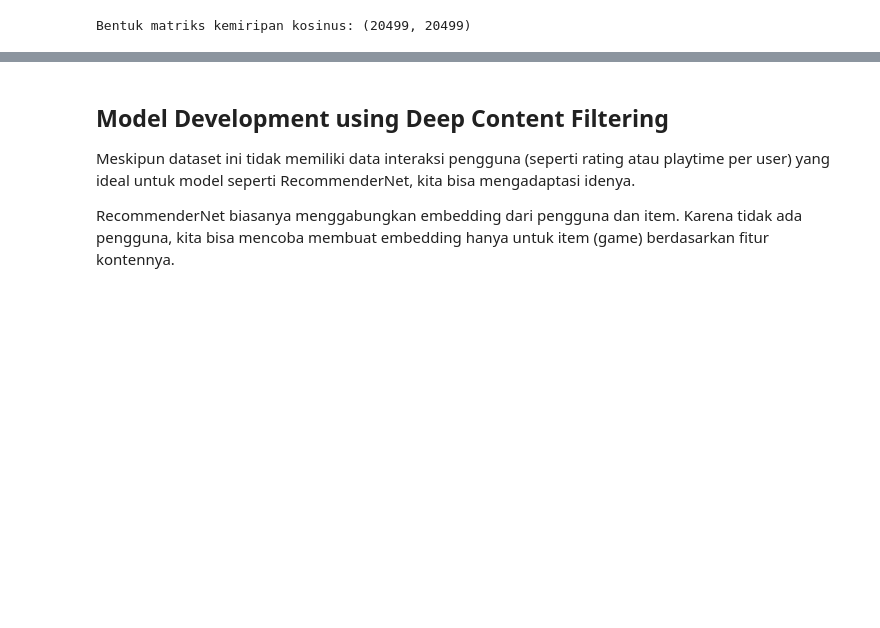
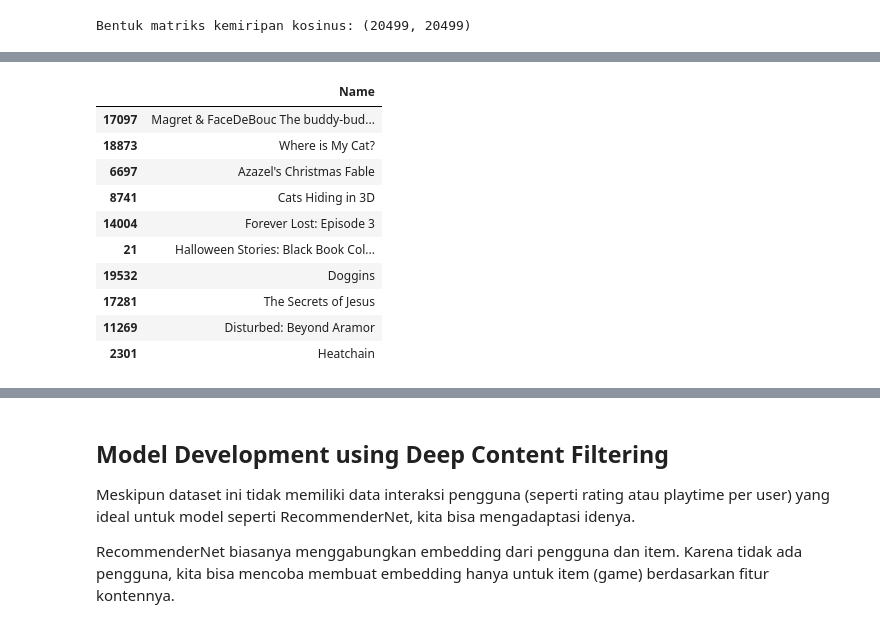
Before and after one commit to Bayhaqieee/Reccomendation_System_SteamGame, a Jupyter notebook: Reccommendation_System_Game.ipynb, the cells around one changed output, grey strips where cells are left out. Cells and saved outputs as stored; diff of their text form; code cells hidden in the pictures; blank space fills up the shorter version.

Commit message:
Evaluation Fixes

```diff
--- a/Reccommendation_System_Game.ipynb
+++ b/Reccommendation_System_Game.ipynb
@@ -1083,17 +1124,3 @@ def get_content_based_recommendations(game_name, cosine_sim=cosine_sim, games_df
 # %%
 # Contoh penggunaan: Mendapatkan rekomendasi untuk game tertentu
-game_to_recommend = 'MotoGP™15 Compact'
+game_to_recommend = 'Alien Invasion 3d'
-# %%
-start_time = time.time()
-recommended_games = get_content_based_recommendations(game_to_recommend)
-end_time = time.time()
-
-if game_to_recommend in games_df['Name'].values:
-    print(f"Rekomendasi game yang mirip dengan '{game_to_recommend}':")
-    print(get_content_based_recommendations(game_to_recommend))
-else:
-    print(f"Game '{game_to_recommend}' tidak ditemukan dalam dataset.")
-
-matching_time = end_time - start_time
-
-print(f"Time taken for content-based matching: {matching_time:.4f} seconds")
@@ -1113,0 +1127,66 @@ Time taken for content-based matching: 0.0540 seconds
+# %%
+def recommend_and_evaluate_content_based(game_name, N=10):
+    if game_name not in indices:
+        print(f"Game '{game_name}' not found in the dataset.")
+        return None, None
+
+    print(f"Generating Top-{N} recommendations for '{game_name}'...")
+
+    # Get the index of the input game
+    idx = indices[game_name]
+
+    # Get the similarity scores for all games with this game
+    sim_scores = list(enumerate(cosine_sim[idx]))
+
+    # Sort the games based on similarity scores
+    sim_scores = sorted(sim_scores, key=lambda x: x[1], reverse=True)
+
+    # Get the scores of the top N+1 most similar games (excluding the game itself)
+    sim_scores = sim_scores[1:N+1]
+
+    # Get the indices of the recommended games
+    game_indices = [i[0] for i in sim_scores]
+
+    # Get the recommended game names
+    recommended_games = games_df['Name'].iloc[game_indices]
+
+    print("\nRecommended Games (Content-Based):")
+    display(recommended_games)
+
+    print(f"\nFeatures related to '{game_name}':")
+    display(games_df[games_df['Name'] == game_name][['Release date', 'Required age', 'Supported languages',
+                                                     'Full audio languages', 'Windows', 'Mac', 'Linux',
+                                                     'Average playtime forever', 'Player based',
+                                                     'Steam Achievements', 'Family Sharing',
+                                                     'Full controller support', 'Tag 1', 'Tag 2', 'Tag 3']])
+
+    print(f"\nPerforming Qualitative Evaluation: Precision@{N}")
+
+    # Simple simulation of relevance: Assume a recommendation is "relevant"
+    # if its similarity score is above a certain threshold (e.g., > 0.7)
+
+    input_game_tags = games_df[games_df['Name'] == game_name][['Tag 1']].iloc[0].tolist()
+    relevant_count = 0
+    total_recommendations = N
+
+    for rec_idx, score in sim_scores:
+        recommended_game_name = games_df['Name'].iloc[rec_idx]
+        recommended_game_tags = games_df[games_df['Name'] == recommended_game_name][['Tag 1']].iloc[0].tolist()
+
+        # Check for simulated relevance: high score AND shared Tag 1
+        if score > 0.7:
+             relevant_count += 1
+             print(f" - '{recommended_game_name}' (Score: {score:.2f}) - Simulated Relevant") # Optional: Print relevant ones
+        else:
+             print(f" - '{recommended_game_name}' (Score: {score:.2f}) - Simulated Not Relevant") # Optional: Print non-relevant ones
+
+
+    precision_at_N = relevant_count / total_recommendations if total_recommendations > 0 else 0
+
+    print(f"\nSimulated Relevant Recommendations out of {N}: {relevant_count}")
+    print(f"Precision@{N}: {precision_at_N:.4f}")
+
+    return recommended_games, precision_at_N
+
+recommended_games, precision = recommend_and_evaluate_content_based(game_to_recommend, N=10)
+# %% [output]
@@ -1113,0 +1196,11 @@ Time taken for content-based matching: 0.0540 seconds
+|  | Name |
+| 17097 | Magret & FaceDeBouc The buddy-bud... |
+| 18873 | Where is My Cat? |
+| 6697 | Azazel's Christmas Fable |
+| 8741 | Cats Hiding in 3D |
+| 14004 | Forever Lost: Episode 3 |
+| 21 | Halloween Stories: Black Book Col... |
+| 19532 | Doggins |
+| 17281 | The Secrets of Jesus |
+| 11269 | Disturbed: Beyond Aramor |
+| 2301 | Heatchain |
```
Also changed, not shown: parts of 14 cells of this notebook.
